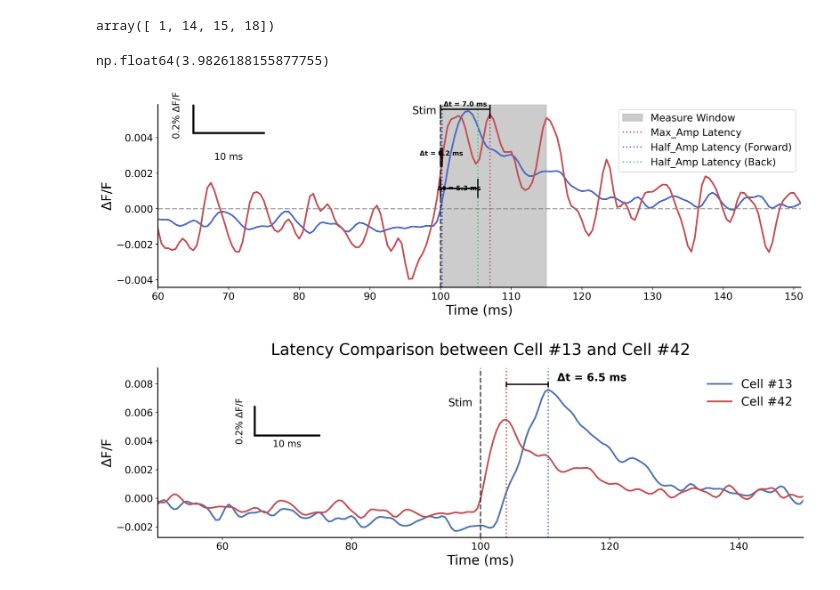
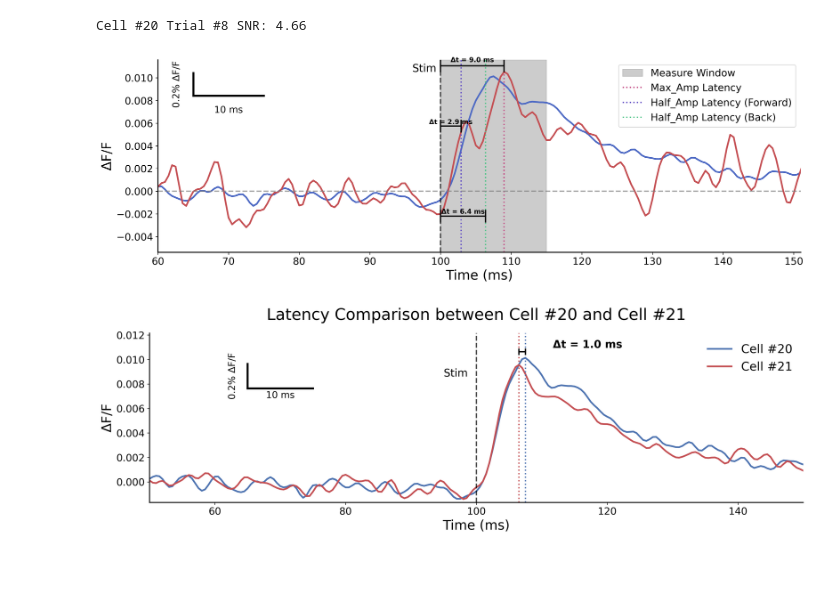
Before and after one commit to TianchengXu0420/ZDA_Adventure, a Jupyter notebook: GapJunction.ipynb, the cells around one changed output. Saved outputs shown, nothing was run; the diff lists cells and outputs as text; code cells hidden in the pictures.

```diff
--- a/GapJunction.ipynb
+++ b/GapJunction.ipynb
@@ -24,16 +26,16 @@ stimulus = 200
 startPt = 200
 numPt = 30
 # evoke = np.array([60, 34]) # 26-07-10
-# evoke = np.array([64, 35]) # 25-11-12
+evoke = np.array([64, 35]) # 25-11-12
 # %%
 # Original Data.
-Data = np.fromfile('C:/Users/txu245/Desktop/25-11-12/Control.dat', dtype='float64').reshape(20, 80, 80, 1000)
+Data = np.fromfile('C:/Users/Kevin/Desktop/25-11-12/Control.dat', dtype='float64').reshape(20, 80, 80, 1000)
 Data_ave = np.mean(Data, axis=0)
 snr = maps.SNR_Map(startPt=startPt, numPt=numPt, Data=Data)
 map = maps.Max_Amp_Map(startPt=startPt, numPt=numPt, Data=Data)
 
 # Data after adding blocker.
-Data_Q = np.fromfile('C:/Users/txu245/Desktop/25-11-12/Quinine.dat', dtype='float64').reshape(20, 80, 80, 1000)
+Data_Q = np.fromfile('C:/Users/Kevin/Desktop/25-11-12/Quinine.dat', dtype='float64').reshape(20, 80, 80, 1000)
 Data_Q_ave = np.mean(Data_Q, axis=0)
 snr_Q = maps.SNR_Map(startPt=startPt, numPt=numPt, Data=Data_Q)
 map_Q = maps.Max_Amp_Map(startPt=startPt, numPt=numPt, Data=Data_Q)
@@ -746,17 +807,6 @@ array([ 2.,  3.,  4.,  5.,  6.,  7.,  8.,  9., 10., 11., 12., 13., 16.,
-# %%
-np.array(delete) + 1
-# %% [output]
-array([ 1, 14, 15, 18])
-# %%
-cell = 42
-trial = 1
-
-maps.compute_snr(trace=cell_trace[cell-1][trial-1], startPt=startPt, numPt=numPt)
-# %% [output]
-np.float64(3.9826188155877755)
 # %%
-cell = 42
-trial = 1
+cell = 20
+trial = 8
 
 fig, ax = plt.subplots(figsize=(15,5), dpi=300)
 # ax.set_title('Latency Comparison between Cell #28 and Cell #48 (Add Blocker)', fontsize=24, pad=20)
@@ -766,8 +816,11 @@ trace1 = np.mean(cell_trace[cell-1], axis=0)
 trace2 = cell_trace[cell-1][trial-1]
 
 peak_idx2 = np.argmax(trace2[startPt:startPt+numPt]) + startPt
+peak_t2 = timeline[peak_idx2]
 
-peak_t2 = timeline[peak_idx2]
+# Signal-to-Noise Ratio (SNR).
+SNR = maps.compute_snr(trace=trace2, startPt=startPt, numPt=numPt)
+print(f'Cell #{cell} Trial #{trial} SNR: {SNR:.2f}')
 
 # TRACES (main signal)
 ax.plot(timeline, trace1, color="#4E6AC4", linewidth=2.5)
@@ -828,37 +881,38 @@ ax.plot([x0, x0], [y0, y0+dy], color='black', linewidth=3)
 ax.text(x0 + dx/2, y0 - 0.0015, '10 ms', ha='center', fontsize=14)
 
 ax.text(x0 - 3, y0 + dy/2, '0.2% ΔF/F', va='center', rotation=90, fontsize=14)
 
 # AXIS STYLE
 # ax.set_xlim(0, 500)
 ax.set_xlim(60, 151)
 ax.set_ylim(trace2.min()*1.1, trace2.max()*1.1)
 
 ax.set_xlabel('Time (ms)', fontsize=20)
 ax.set_ylabel('ΔF/F', fontsize=20)
 
 ax.tick_params(labelsize=15)
 ax.set_xticks(np.arange(60, 151, 10))
 ax.axhline(0, linestyle='--', color='gray', linewidth=2, alpha=0.7)
 
 # SPINES (clean look)
 
 ax.spines['top'].set_visible(False)
 ax.spines['right'].set_visible(False)
 
 ax.spines['left'].set_linewidth(1.5)
 ax.spines['bottom'].set_linewidth(1.5)
 
 # LEGEND (clean)
 ax.legend(fontsize=15, loc='upper right')
 
 plt.tight_layout()
 plt.show()
 # %% [output]
+Cell #20 Trial #8 SNR: 4.66
-[figure, old version]
+[figure, new version]
 # %%
-cell_1 = 13
-cell_2 = 42
+cell_1 = 20
+cell_2 = 21
 
 fig, ax = plt.subplots(figsize=(15,5), dpi=300)
 ax.set_title(f'Latency Comparison between Cell #{cell_1} and Cell #{cell_2}', fontsize=24, pad=20)
@@ -946,4 +1000,4 @@ ax.legend(frameon=False, fontsize=18, loc='upper right')
 plt.tight_layout()
 plt.show()
 # %% [output]
-[figure, old version]
+[figure, new version]
```
Also changed, not shown: parts of 19 cells of this notebook.
